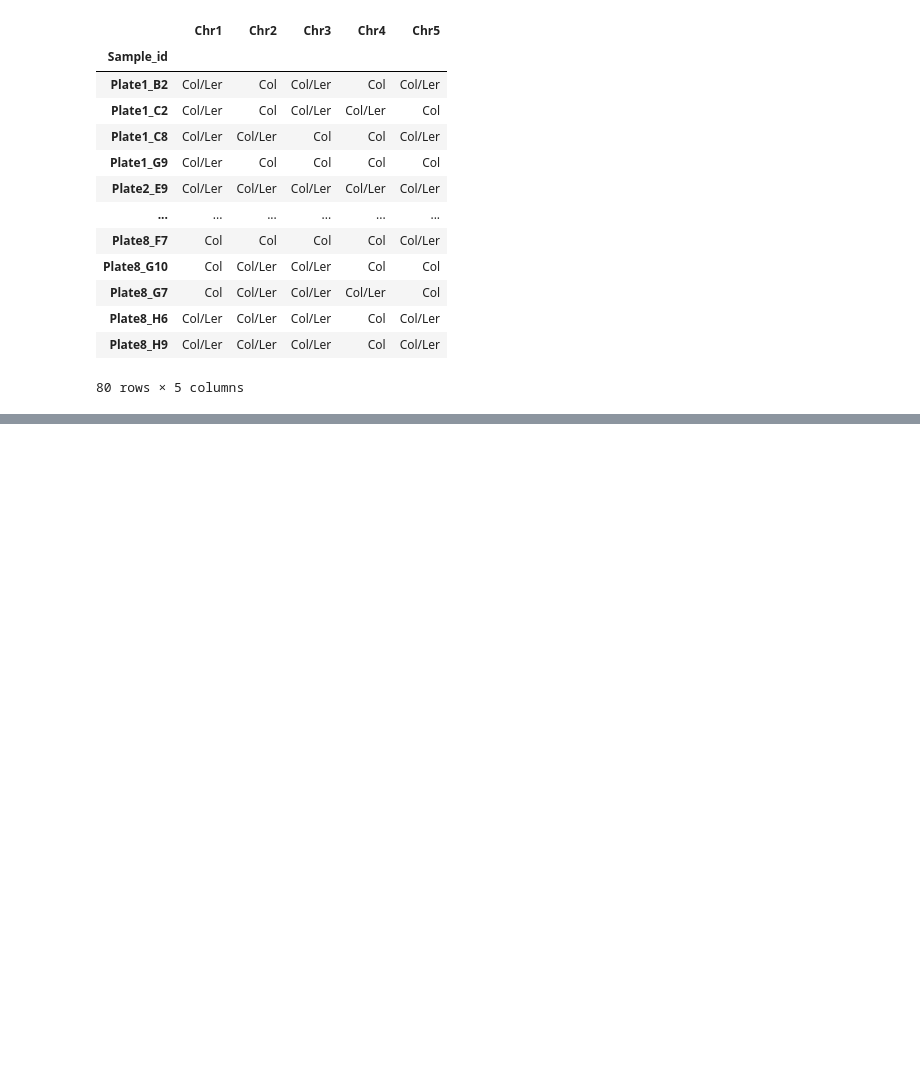
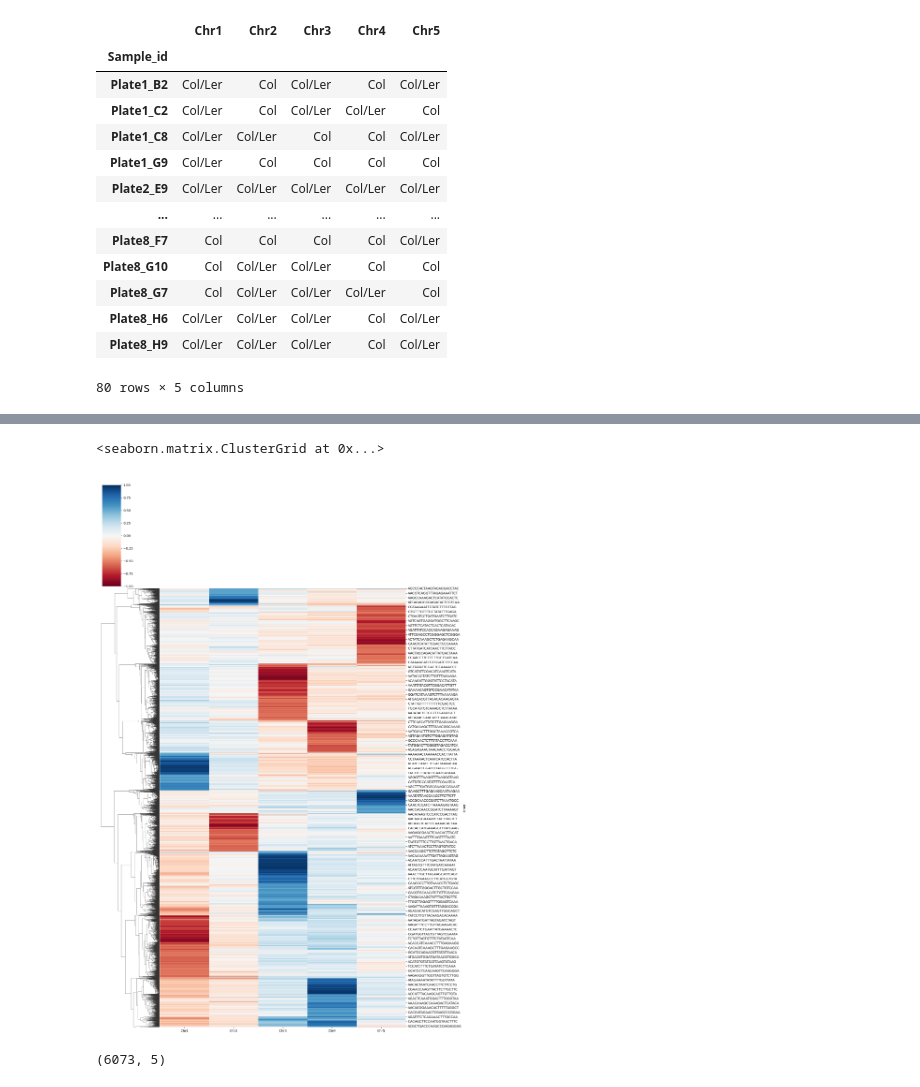
Before and after one commit to HazyFish/cen-kmers, a Jupyter notebook: notebooks/mpipz_analysis.ipynb, the cells around one changed output, grey strips where cells are left out. Saved outputs shown, nothing was run; the diff lists cells and outputs as text; code cells hidden in the pictures; blank space fills up the shorter version.

```diff
--- a/notebooks/mpipz_analysis.ipynb
+++ b/notebooks/mpipz_analysis.ipynb
@@ -423,0 +670,17 @@ df_no_unknown
+# %%
+sns.clustermap(
+    df2.sample(8192).reindex(sorted(df2.columns), axis=1),
+    col_cluster=False,
+    cmap="RdBu",
+    figsize=(16, 24),
+    vmin=-1,
+    vmax=1,
+)
+# %% [output]
+<seaborn.matrix.ClusterGrid at 0x...>
+[figure, added]
+# %%
+df3 = df_corr[(df_corr.max(axis=1) >= 0.5) & (df_corr.min(axis=1) <= -0.5)]
+df3.shape
+# %% [output]
+(6073, 5)
```
Also changed, not shown: parts of 14 cells of this notebook, 5 other files.
